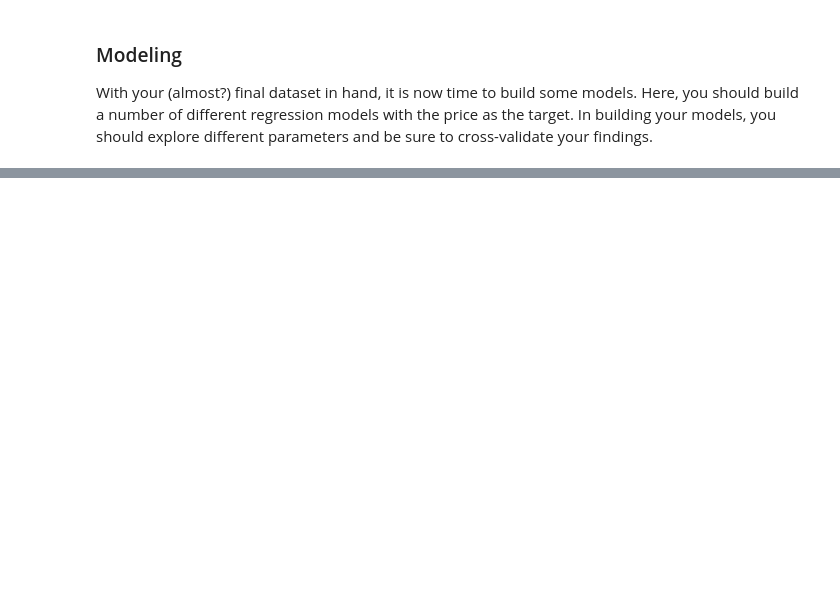
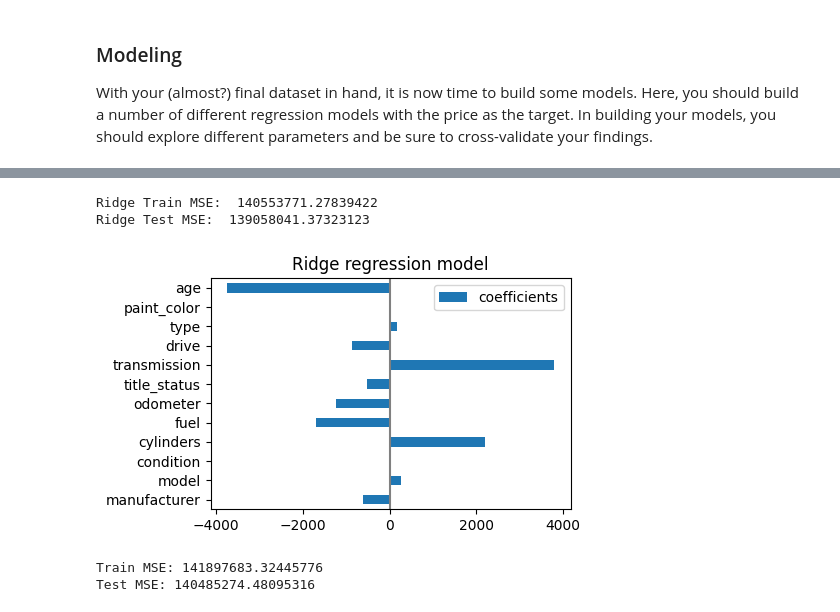
Before and after one commit to swethag04/ml-projects, a Jupyter notebook: used-car-price-analysis/used-car-price-analysis.ipynb, the cells around one changed output, grey strips where cells are left out. Cells and saved outputs as stored; diff of their text form; code cells hidden in the pictures; blank space fills up the shorter version.

```diff
--- a/used-car-price-analysis/used-car-price-analysis.ipynb
+++ b/used-car-price-analysis/used-car-price-analysis.ipynb
@@ -558,0 +594,38 @@ Now that we've settled on our models and findings, it is time to deliver the inf
+# %%
+# Ridge regression
+ridge_pipe = Pipeline([('scaler', scaler),
+                        ('ridge', Ridge())])
+ridge_pipe.fit(X_train, y_train)
+train_preds_ridge = ridge_pipe.predict(X_train)
+test_preds_ridge = ridge_pipe.predict(X_test)
+train_mse_ridge = mean_squared_error(train_preds_ridge, y_train)
+test_mse_ridge = mean_squared_error(test_preds_ridge, y_test)
+print("Ridge Train MSE: ", train_mse_ridge )
+print("Ridge Test MSE: ", test_mse_ridge)
+# %% [output]
+Ridge Train MSE:  140553771.27839422
+Ridge Test MSE:  139058041.37323123
+# %%
+ridge_coefs = pd.DataFrame(ridge_pipe[1].coef_, columns= ['coefficients'], index=X_train.columns)
+ridge_coefs.plot(kind='barh', figsize=(6,3))
+plt.title("Ridge regression model")
+plt.axvline(x=0, color=".5")
+plt.subplots_adjust(left=0.3)
+# %% [output]
+[figure, added]
+# %%
+# Using Feature selection
+selector_pipe = Pipeline([('selector', SequentialFeatureSelector(LinearRegression())),
+                         ('model', LinearRegression())])
+param_dict = {'selector__n_features_to_select': [2,3,4,5]}
+selector_grid = GridSearchCV(selector_pipe, param_dict)
+selector_grid.fit(X_train, y_train)
+selector_train_mse = mean_squared_error(selector_grid.predict(X_train), y_train)
+selector_test_mse = mean_squared_error(selector_grid.predict(X_test), y_test)
+
+# ANSWER CHECK
+print(f'Train MSE: {selector_train_mse}')
+print(f'Test MSE: {selector_test_mse}')
+# %% [output]
+Train MSE: 141897683.32445776
+Test MSE: 140485274.48095316
```
Also changed, not shown: parts of 21 cells of this notebook.
